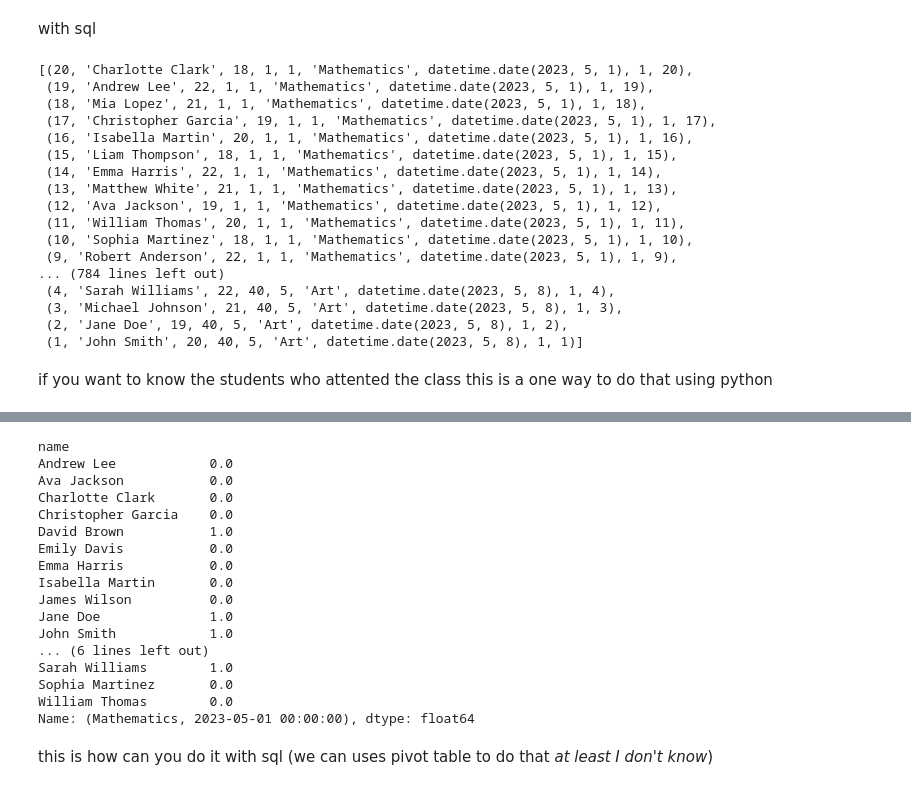
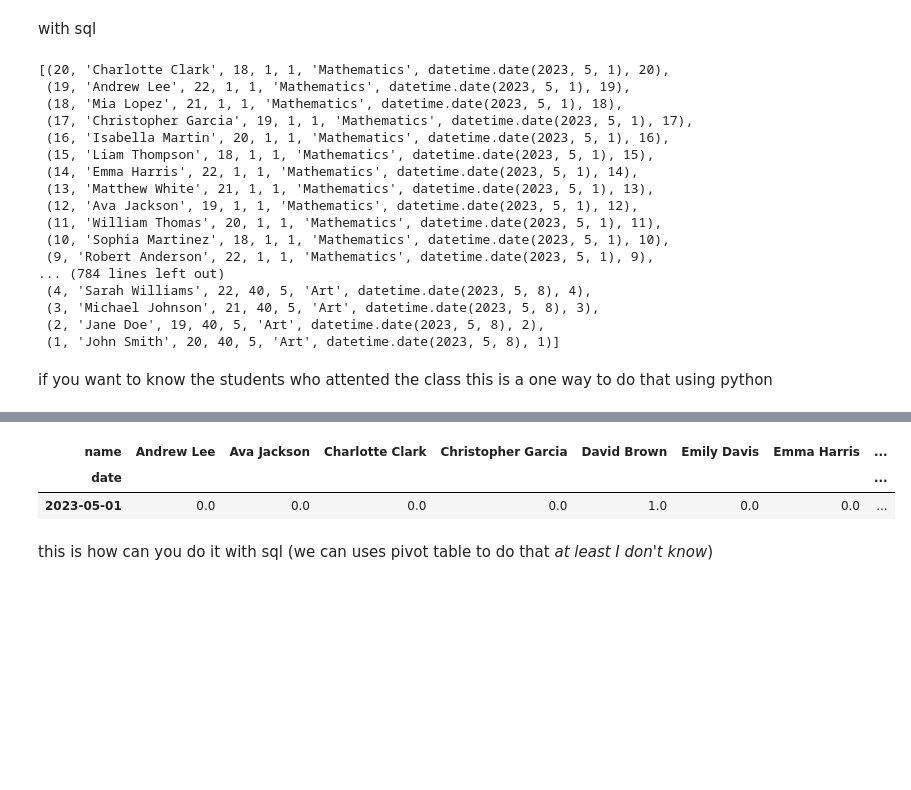
Before and after one commit to m10090/sql_project, a Jupyter notebook: Main.ipynb, the cells around one changed output, grey strips where cells are left out. Saved outputs shown, nothing was run; the diff lists cells and outputs as text; code cells hidden in the pictures; blank space fills up the shorter version.

```diff
--- a/Main.ipynb
+++ b/Main.ipynb
@@ -116,11 +119,13 @@ Students.merge(Attendance, left_on = 'id', right_on = 'student_id',how = join, s
 # %% [markdown]
 with sql
 # %%
+cur.execute(db.text('use School;'))
 cur.execute(db.text(
 """
 -- Inner join
 select *, s.id as s_id from Students s inner join `Attendance` on s.id = `Attendance`.`student_id`;
 """)).fetchall()
+
 
 cur.execute(db.text("""
 -- left join
@@ -132,9 +137,12 @@ cur.execute(db.text("""
 select *, s.id as s_id from Students s right join `Attendance` on s.`id` = `Attendance`.`student_id`;
 """)).fetchall()
 
-# cur.execute(db.text("""
-# select *, s.id as s_id from Students s outer join `Attendance` on s.`id` = `Attendance`.`student_id`;
-# """)).fetchall()
+cur.execute(db.text("""
+-- full join
+(select *, Students.id as s_id from Students left join `Attendance` on Students.`id` = `Attendance`.`student_id`)
+union
+(SELECT *, Students.id as s_id from Students  right join `Attendance` on Students.`id` = `Attendance`.`student_id`) ;
+""")).fetchall()
 
 cur.execute(db.text("""
 -- Carcartesian product
@@ -142,23 +150,23 @@ select *, s.id as s_id from Students s cross join `Attendance`;
 """
 )).fetchall()
 # %% [output]
-[(20, 'Charlotte Clark', 18, 1, 1, 'Mathematics', datetime.date(2023, 5, 1), 1, 20),
- (19, 'Andrew Lee', 22, 1, 1, 'Mathematics', datetime.date(2023, 5, 1), 1, 19),
- (18, 'Mia Lopez', 21, 1, 1, 'Mathematics', datetime.date(2023, 5, 1), 1, 18),
- (17, 'Christopher Garcia', 19, 1, 1, 'Mathematics', datetime.date(2023, 5, 1), 1, 17),
- (16, 'Isabella Martin', 20, 1, 1, 'Mathematics', datetime.date(2023, 5, 1), 1, 16),
- (15, 'Liam Thompson', 18, 1, 1, 'Mathematics', datetime.date(2023, 5, 1), 1, 15),
- (14, 'Emma Harris', 22, 1, 1, 'Mathematics', datetime.date(2023, 5, 1), 1, 14),
- (13, 'Matthew White', 21, 1, 1, 'Mathematics', datetime.date(2023, 5, 1), 1, 13),
- (12, 'Ava Jackson', 19, 1, 1, 'Mathematics', datetime.date(2023, 5, 1), 1, 12),
- (11, 'William Thomas', 20, 1, 1, 'Mathematics', datetime.date(2023, 5, 1), 1, 11),
- (10, 'Sophia Martinez', 18, 1, 1, 'Mathematics', datetime.date(2023, 5, 1), 1, 10),
- (9, 'Robert Anderson', 22, 1, 1, 'Mathematics', datetime.date(2023, 5, 1), 1, 9),
+[(20, 'Charlotte Clark', 18, 1, 1, 'Mathematics', datetime.date(2023, 5, 1), 20),
+ (19, 'Andrew Lee', 22, 1, 1, 'Mathematics', datetime.date(2023, 5, 1), 19),
+ (18, 'Mia Lopez', 21, 1, 1, 'Mathematics', datetime.date(2023, 5, 1), 18),
+ (17, 'Christopher Garcia', 19, 1, 1, 'Mathematics', datetime.date(2023, 5, 1), 17),
+ (16, 'Isabella Martin', 20, 1, 1, 'Mathematics', datetime.date(2023, 5, 1), 16),
+ (15, 'Liam Thompson', 18, 1, 1, 'Mathematics', datetime.date(2023, 5, 1), 15),
+ (14, 'Emma Harris', 22, 1, 1, 'Mathematics', datetime.date(2023, 5, 1), 14),
+ (13, 'Matthew White', 21, 1, 1, 'Mathematics', datetime.date(2023, 5, 1), 13),
+ (12, 'Ava Jackson', 19, 1, 1, 'Mathematics', datetime.date(2023, 5, 1), 12),
+ (11, 'William Thomas', 20, 1, 1, 'Mathematics', datetime.date(2023, 5, 1), 11),
+ (10, 'Sophia Martinez', 18, 1, 1, 'Mathematics', datetime.date(2023, 5, 1), 10),
+ (9, 'Robert Anderson', 22, 1, 1, 'Mathematics', datetime.date(2023, 5, 1), 9),
 ... (784 lines left out)
- (4, 'Sarah Williams', 22, 40, 5, 'Art', datetime.date(2023, 5, 8), 1, 4),
- (3, 'Michael Johnson', 21, 40, 5, 'Art', datetime.date(2023, 5, 8), 1, 3),
- (2, 'Jane Doe', 19, 40, 5, 'Art', datetime.date(2023, 5, 8), 1, 2),
- (1, 'John Smith', 20, 40, 5, 'Art', datetime.date(2023, 5, 8), 1, 1)]
+ (4, 'Sarah Williams', 22, 40, 5, 'Art', datetime.date(2023, 5, 8), 4),
+ (3, 'Michael Johnson', 21, 40, 5, 'Art', datetime.date(2023, 5, 8), 3),
+ (2, 'Jane Doe', 19, 40, 5, 'Art', datetime.date(2023, 5, 8), 2),
+ (1, 'John Smith', 20, 40, 5, 'Art', datetime.date(2023, 5, 8), 1)]
 # %% [markdown]
 if you want to know the students who attented the class this is a one way to do that using python
 # %%
@@ -183,27 +191,13 @@ Attened
 # %%
 # if you want to select a specific class and date
 subject = 'Mathematics'
 date = pd.to_datetime('2023-05-01').to_datetime64()
 # delete date or subject if you want to one of them
-Attened.loc[subject,date]
+Attened.loc[subject]
 # %% [output]
-name
-Andrew Lee            0.0
-Ava Jackson           0.0
-Charlotte Clark       0.0
-Christopher Garcia    0.0
-David Brown           1.0
-Emily Davis           0.0
-Emma Harris           0.0
-Isabella Martin       0.0
-James Wilson          0.0
-Jane Doe              1.0
-John Smith            1.0
-... (6 lines left out)
-Sarah Williams        1.0
-Sophia Martinez       0.0
-William Thomas        0.0
-Name: (Mathematics, 2023-05-01 00:00:00), dtype: float64
+| name | Andrew Lee | Ava Jackson | Charlotte Clark | Christopher Garcia | David Brown | Emily Davis | Emma Harris | ... |
+| date |  |  |  |  |  |  |  | ... |
+| 2023-05-01 | 0.0 | 0.0 | 0.0 | 0.0 | 1.0 | 0.0 | 0.0 | ... |
 # %% [markdown]
 this is how can you do it with sql (we can uses pivot table to do that _at least I don't know_)
 # %%
```
Also changed, not shown: parts of 1 cell of this notebook, 1 other file.
